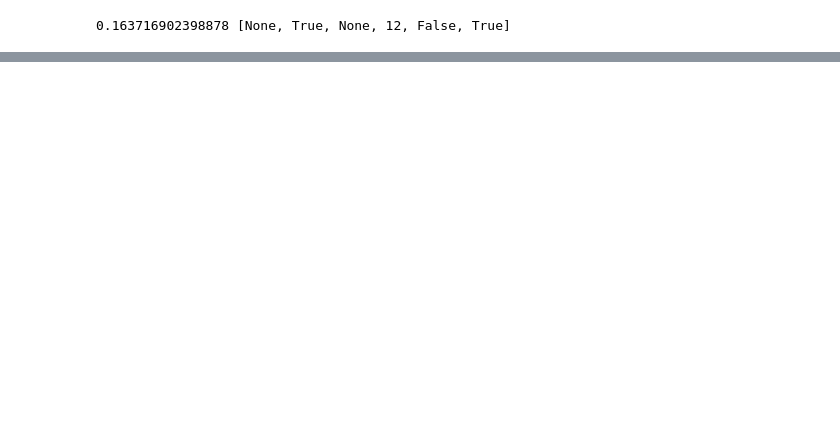
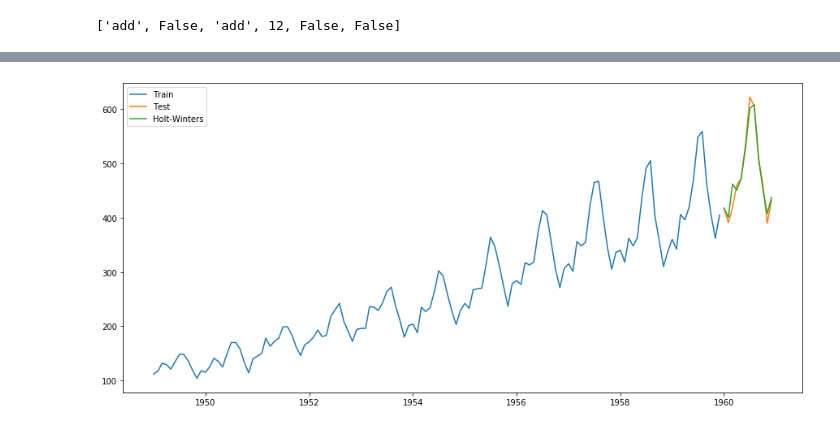
Before and after one commit to oindreelabh/TimeSeriesPrediction, a Jupyter notebook: Model/HWES_Model.ipynb, the cells around one changed output, grey strips where cells are left out. Drawn from its saved outputs; the diff is of its cells as text; code cells hidden in the pictures; blank space fills up the shorter version.

Commit message:
applied on a popular dataset

```diff
--- a/Model/HWES_Model.ipynb
+++ b/Model/HWES_Model.ipynb
@@ -5,22 +5,19 @@ import matplotlib.pyplot as plt
 from statsmodels.tsa.holtwinters import ExponentialSmoothing
 from sklearn.metrics import mean_squared_error
 from math import sqrt
-
 from matplotlib.pylab import rcParams
 rcParams['figure.figsize'] = 15, 7
 
-df = pd.read_csv(r'G:/temp/stationary_dataset.csv',
-                 parse_dates=['Date'],
-                 index_col='Date'
-)
+dateparse = lambda dates: pd.datetime.strptime(dates, '%Y-%m')
+df = pd.read_csv('AirPassengers.csv', parse_dates=['Month'], index_col='Month',date_parser=dateparse)
 df.index.freq = 'MS'
 # %%
 def exp_smoothing_configs(seasonal=[None]):
     models = list()
     # define config lists
-    t_params = ['add', None]
+    t_params = ['add','mul', None]
     d_params = [True, False]
-    s_params = ['add', None]
+    s_params = ['add','mul', None]
     p_params = seasonal
     b_params = [True, False]
     r_params = [True, False]
@@ -38,8 +35,8 @@ def exp_smoothing_configs(seasonal=[None]):
 cfg_list = exp_smoothing_configs(seasonal=[12])
 # %%
 #print(len(df))
-ts = df[:'2016-10-01'].copy()
-ts_v = df['2016-11-01':'2017-10-01'].copy()
+ts = df[:'1959-12-01'].copy()
+ts_v = df['1960-01-01':'1960-12-01'].copy()
 ind = df.index[-12:]  # this will select last 12 months' indexes
 
 print("Holt-Winter's Model")
@@ -52,8 +49,8 @@ for cg in cfg_list:
         #cg = cfg_list[j]
         print(cg)
         t,d,s,p,b,r = cg
-        train = df[:'2016'].copy()
-        test = df['2017-01-01':].copy()
+        train = df[:'1959'].copy()
+        test = df['1960-01-01':].copy()
         # define model
         if (t == None):
             model = ExponentialSmoothing(ts, trend=t, seasonal=s, seasonal_periods=p)
@@ -186,22 +110,19 @@ def model_eval(y, predictions):
 # %%
-print(best_RMSE, best_config)
-
+train, test = df[:'1959'], df['1960-01-01':]
+print(best_config)
+# model = ExponentialSmoothing(train, seasonal='mul', seasonal_periods=12).fit()
 t1,d1,s1,p1,b1,r1 = best_config
 
 if t1 == None:
-    hw_model1 = ExponentialSmoothing(ts, trend=t1, seasonal=s1, seasonal_periods=p1)
+    hw_model1 = ExponentialSmoothing(train, trend=t1, seasonal=s1, seasonal_periods=p1)
 else:
-    hw_model1 = ExponentialSmoothing(ts, trend=t1, seasonal=s1, seasonal_periods=p1, damped=d1)
+    hw_model1 = ExponentialSmoothing(train, trend=t1, seasonal=s1, seasonal_periods=p1, damped=d1)
+hw_model = hw_model1.fit(optimized=True, use_boxcox=False, remove_bias=False)
+pred = hw_model.predict(start=test.index[0], end=test.index[-1])
 
-fit2 = hw_model1.fit(optimized=True, use_boxcox=b1, remove_bias=r1)
-
-pred_HW = fit2.predict(start=pd.to_datetime('2016-11-01'), end = pd.to_datetime('2017-10-01'))
-# pred_HW = fit2.forecast(12)
-
-pred_HW = pd.Series(data=pred_HW, index=ind)
-df_pass_pred = pd.concat([df, pred_HW.rename('pred_HW')], axis=1)
-
-print(model_eval(ts_v, pred_HW))
-print('-*-'*20)
+plt.plot(train.index, train, label='Train')
+plt.plot(test.index, test, label='Test')
+plt.plot(pred.index, pred, label='Holt-Winters')
+plt.legend(loc='best')
 # %% [output]
-0.163716902398878 [None, True, None, 12, False, True]
+['add', False, 'add', 12, False, False]
@@ -224,0 +130 @@ None
+[figure, added]
```
Also changed, not shown: parts of 4 cells of this notebook.
